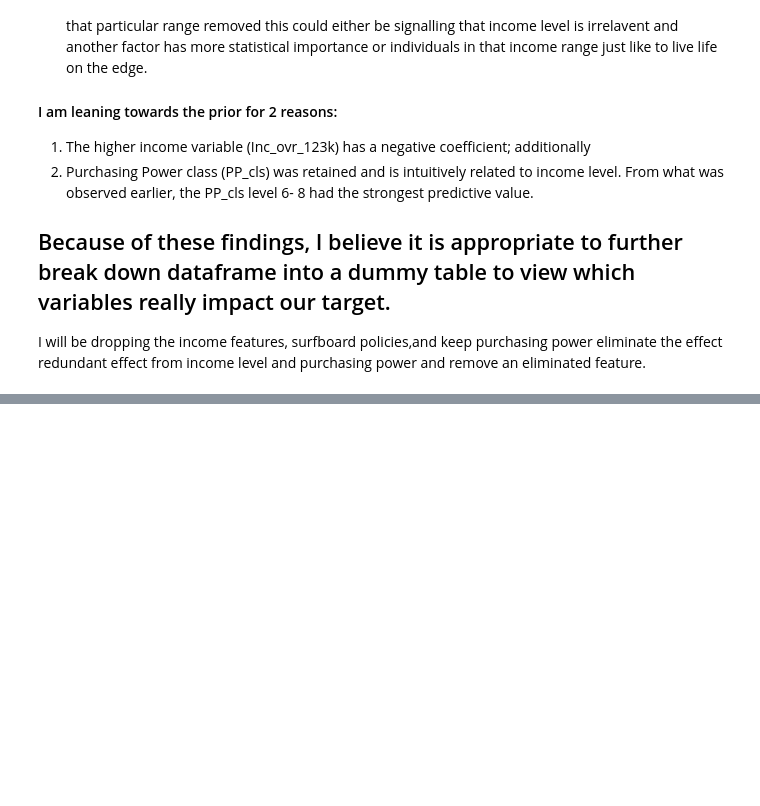
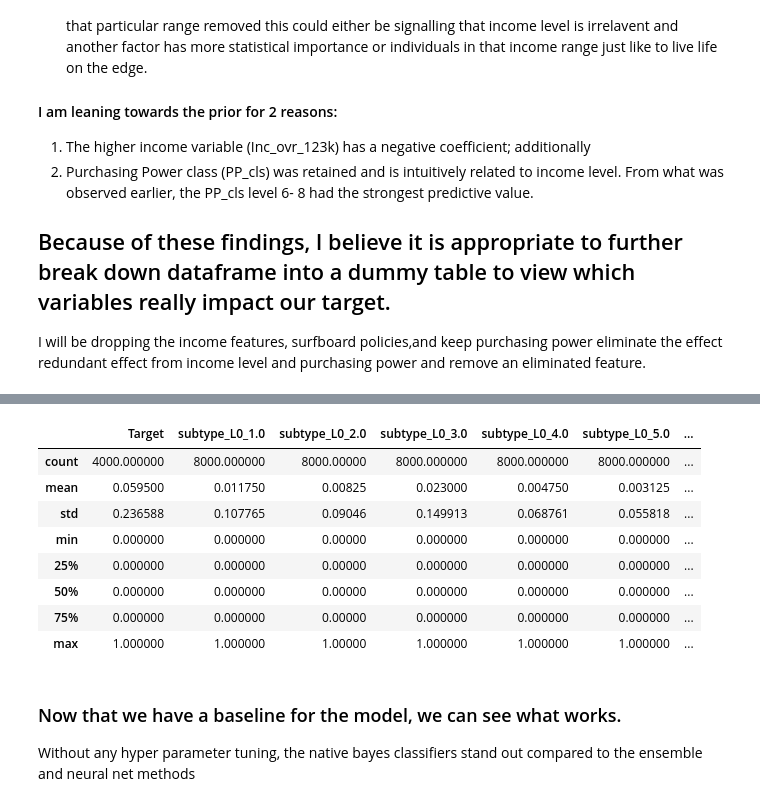
Before and after one commit to ebitdad7/insurance_project, a Jupyter notebook: Untitled.ipynb, the cells around one changed output, grey strips where cells are left out. Drawn from its saved outputs; the diff is of its cells as text; code cells hidden in the pictures; blank space fills up the shorter version.

```diff
--- a/Untitled.ipynb
+++ b/Untitled.ipynb
@@ -39,3 +39,37 @@ df_td.rename(columns={'MOSTYPE': 'subtype_L0', 'MAANTHUI':'Num_houses', 'MGEMOMV
                    'AWAOREG' : 'Num_disabl_insur_pol','ABRAND' :'Num_fire_pol','AZEILPL' :'Num_surfb_pol','APLEZIER' :'Num_boat_pol',
                    'AFIETS' :'Num_bike_pol','AINBOED' :'Num_prop_insur_pol','ABYSTAND' :'num_ss_insur_pol', 'CARAVAN' : 'Target'},
           inplace=True)
+
+
+
+test_df= pd.concat([eval1, target])
+
+test_df.rename(columns={'MOSTYPE': 'subtype_L0', 'MAANTHUI':'Num_houses', 'MGEMOMV' : 'Avg_hh_size',
+                   'MGEMLEEF':'age_L1', 'MOSHOOFD': 'maintype_L2', 'MGODRK': 'romcath_L3',
+                   'MGODPR': 'Protestant','MGODOV' : 'O_religion', 'MGODGE': 'N_religion','MRELGE' :'Married',
+                   'MRELSA' : 'Living_together','MRELOV' : 'O_relation','MFALLEEN' : 'Singles','MFGEKIND' : 'hh_wo_child',
+                   'MFWEKIND' : 'hh_w_child','MOPLHOOG' : 'H_lvl_edu','MOPLMIDD' : 'M_lvl_edu',
+                   'MOPLLAAG' : 'L_lvl_edu','MBERHOOG' : 'H_status','MBERZELF' : 'Entrepreneur','MBERBOER' : 'Farmer',
+                   'MBERMIDD' : 'Mid_management','MBERARBG' : 'Skld_labor','MBERARBO' : 'Unskld_labor',
+                   'MSKA' : 'Soc_cls_A','MSKB1' : 'Soc_cls_B1','MSKB2' : 'Soc_cls_B2','MSKC' : 'Soc_cls_C',
+                   'MSKD' : 'Soc_cls_D','MHHUUR' : 'R_house','MHKOOP' : 'O_house','MAUT1' : '1_car','MAUT2' : '2_cars',
+                   'MAUT0' : 'N_car','MZFONDS' : 'Nat_Hlth_Serv','MZPART' : 'Prv_Hlth_Insur','MINKM30' : 'Inc_u_30k',
+                   'MINK3045' : 'Inc_btw_30_45k','MINK4575' : 'Inc_btw_45_75k','MINK7512' : 'Inc_75_122k','MINK123M' : 'Inc_ovr_123k',
+                   'MINKGEM' : 'Avg_inc','MKOOPKLA' : 'PP_cls','PWAPART' : 'Contri_prv_3p_insur','PWABEDR' : 'Firm_Contri_3p_ insur',
+                   'PWALAND' : 'Ag_Contri_3p_insur','PPERSAUT' : 'Contri_car_pol','PBESAUT' : 'Contri_deliv_van_pol',
+                   'PMOTSCO' : 'Contri_motorcycle/scooter_pol','PVRAAUT' : 'Contri_lorry_pol','PAANHANG' : 'Contri_trailer_pols',
+                   'PTRACTOR' : 'Contri_tractor_pol','PWERKT' : 'Contri_ag_machine_pol','PBROM' : 'Contri_moped_pol',
+                   'PLEVEN' : 'Contri_life_insur','PPERSONG' : 'Contri_prv_accid_insur_pol',
+                   'PGEZONG' : 'Contri_fam_accid_insur_pol','PWAOREG' : 'Contri_disabl_insur_pol','PBRAND' : 'Contri_fire_pol',
+                   'PZEILPL' : 'Contri_surfb_pol','PPLEZIER' : 'Contri_boat_pol','PFIETS' : 'Contri_bike_pol',
+                   'PINBOED' : 'Contri_prop_insur_pol','PBYSTAND' : 'Contri_ss_insur_polo','AWAPART' : 'Num_prv_3p_insur',
+                   'AWABEDR' : 'Num_firm_3p_insur','AWALAND' : 'Num_ag_3p_insur','APERSAUT' : 'Num_car_pol',
+                   'ABESAUT' : 'Num_deliv_van_pol','AMOTSCO' : 'Num_motorcycle/scooter_pol', 'AVRAAUT' : 'Num_lorry_pol','AAANHANG': 'Num_trailer_pol',
+                   'ATRACTOR' : 'Num_tractor_pol','AWERKT' : 'Num_ag_machines_pol','ABROM' : 'Num_moped_pol',
+                   'ALEVEN' : 'Num_life_insur_pol', 'APERSONG' : 'Num_prv_accid_insur_pol','AGEZONG' : 'Num_fam_ccid_insur_pol',
+                   'AWAOREG' : 'Num_disabl_insur_pol','ABRAND' :'Num_fire_pol','AZEILPL' :'Num_surfb_pol','APLEZIER' :'Num_boat_pol',
+                   'AFIETS' :'Num_bike_pol','AINBOED' :'Num_prop_insur_pol','ABYSTAND' :'num_ss_insur_pol'},
+          inplace=True)
+
+print(df_td.describe())
+print(test_df.describe())
@@ -245,0 +309,14 @@ new_report.show_html("New_report.html")
+# %%
+test_pre_enc= test_df.drop('Target', axis=1)
+post_test_enc_df = pd.get_dummies(test_df, prefix_sep="_", columns=test_pre_enc.columns)
+post_test_enc_df.describe()
+# %% [output]
+|  | Target | subtype_L0_1.0 | subtype_L0_2.0 | subtype_L0_3.0 | subtype_L0_4.0 | subtype_L0_5.0 | ... |
+| count | 4000.000000 | 8000.000000 | 8000.00000 | 8000.000000 | 8000.000000 | 8000.000000 | ... |
+| mean | 0.059500 | 0.011750 | 0.00825 | 0.023000 | 0.004750 | 0.003125 | ... |
+| std | 0.236588 | 0.107765 | 0.09046 | 0.149913 | 0.068761 | 0.055818 | ... |
+| min | 0.000000 | 0.000000 | 0.00000 | 0.000000 | 0.000000 | 0.000000 | ... |
+| 25% | 0.000000 | 0.000000 | 0.00000 | 0.000000 | 0.000000 | 0.000000 | ... |
+| 50% | 0.000000 | 0.000000 | 0.00000 | 0.000000 | 0.000000 | 0.000000 | ... |
+| 75% | 0.000000 | 0.000000 | 0.00000 | 0.000000 | 0.000000 | 0.000000 | ... |
+| max | 1.000000 | 1.000000 | 1.00000 | 1.000000 | 1.000000 | 1.000000 | ... |
@@ -246,3 +387,7 @@ new_report.show_html("New_report.html")
+# %% [markdown]
+### Now that we have a baseline for the model, we can see what works.
+
+Without any hyper parameter tuning, the native bayes classifiers stand out compared to the ensemble and neural net methods
 # %%
 from sklearn.utils import resample
 
```
Also changed, not shown: parts of 15 cells of this notebook, 3 other files.
